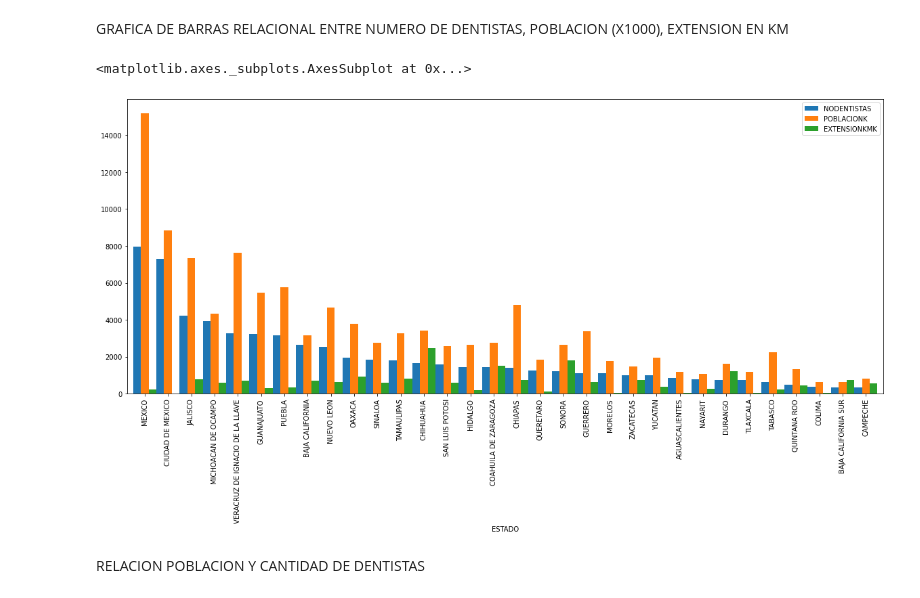
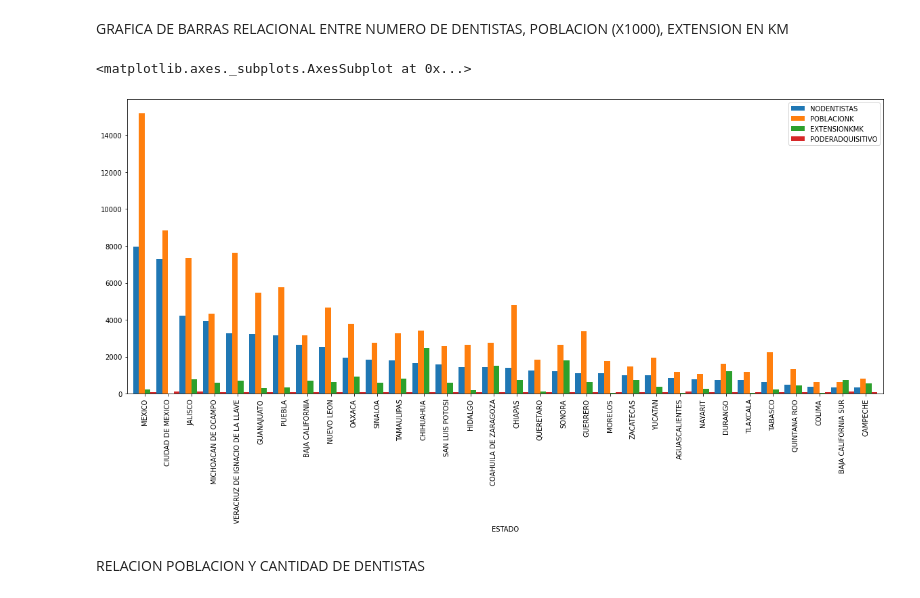
Before and after one commit to KACHIHUAHUA/Project1, a Jupyter notebook: P5DENTISTASMEX.ipynb, the cells around one changed output. Drawn from its saved outputs; the diff is of its cells as text; code cells hidden in the pictures.

Commit message:
cambio de tabla final agregando el poderadquisitivo al estado y una imagen

```diff
--- a/P5DENTISTASMEX.ipynb
+++ b/P5DENTISTASMEX.ipynb
@@ -411,3 +411,8 @@ MERGEESTADODENTISGEO
 | 29 | COLIMA | 362 | 0.571176 | 650555 | 19.2452 | -103.724 | 650.555 | 5627 | 56.27 | ... |
 | 30 | BAJA CALIFORNIA SUR | 341 | 0.538042 | 637026 | 26.0444 | -111.666 | 637.026 | 73909 | 739.09 | ... |
 | 31 | CAMPECHE | 339 | 0.534886 | 822441 | 19.8301 | -90.5349 | 822.441 | 57507 | 575.07 | ... |
+# %%
+file_to_load = "PODERAQUISITIVOPORESTADO.csv"
+PODERADQUISI = pd.read_csv(file_to_load, encoding = "ISO-8859-1")
+PODERADQUISI .columns = ['ESTADO','PODERADQUISITIVO']
+PODERADQUISI.head()
@@ -413,0 +426,3 @@ MERGEESTADODENTISGEO
+# %%
+MERGEESTADODENTISGEO3 = pd.merge(MERGEESTADODENTISGEO, PODERADQUISI, on="ESTADO")
+MERGEESTADODENTISGEO3
@@ -429,10 +462,10 @@ plt.bar(x_axis, dentistasxestado, color='r', alpha=0.5, align="center")
 # %% [markdown]
 GRAFICA DE BARRAS RELACIONAL ENTRE NUMERO DE DENTISTAS, POBLACION (X1000), EXTENSION EN KM
 # %%
-MERGEESTADODENTISGEO.plot(x="ESTADO",y=["NODENTISTAS","POBLACIONK","EXTENSIONKMK"],kind="bar",figsize=(20,8),width=1)
+MERGEESTADODENTISGEO3.plot(x="ESTADO",y=["NODENTISTAS","POBLACIONK","EXTENSIONKMK","PODERADQUISITIVO"],kind="bar",figsize=(20,8),width=1)
 # %% [output]
 <matplotlib.axes._subplots.AxesSubplot at 0x...>
-[figure, old version]
+[figure, new version]
 # %% [markdown]
 RELACION POBLACION Y CANTIDAD DE DENTISTAS
 # %%
```
Also changed, not shown: parts of 7 cells of this notebook, 3 other files.
